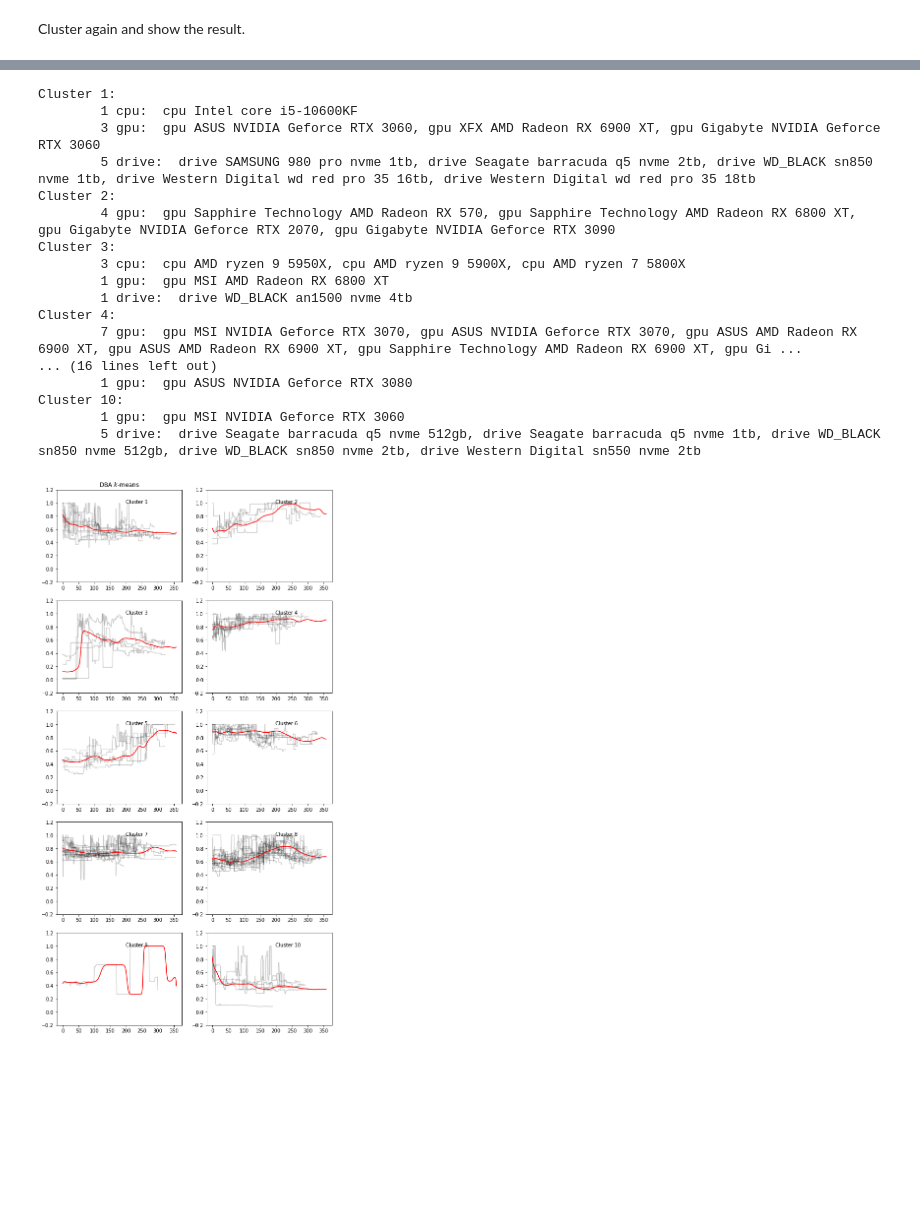
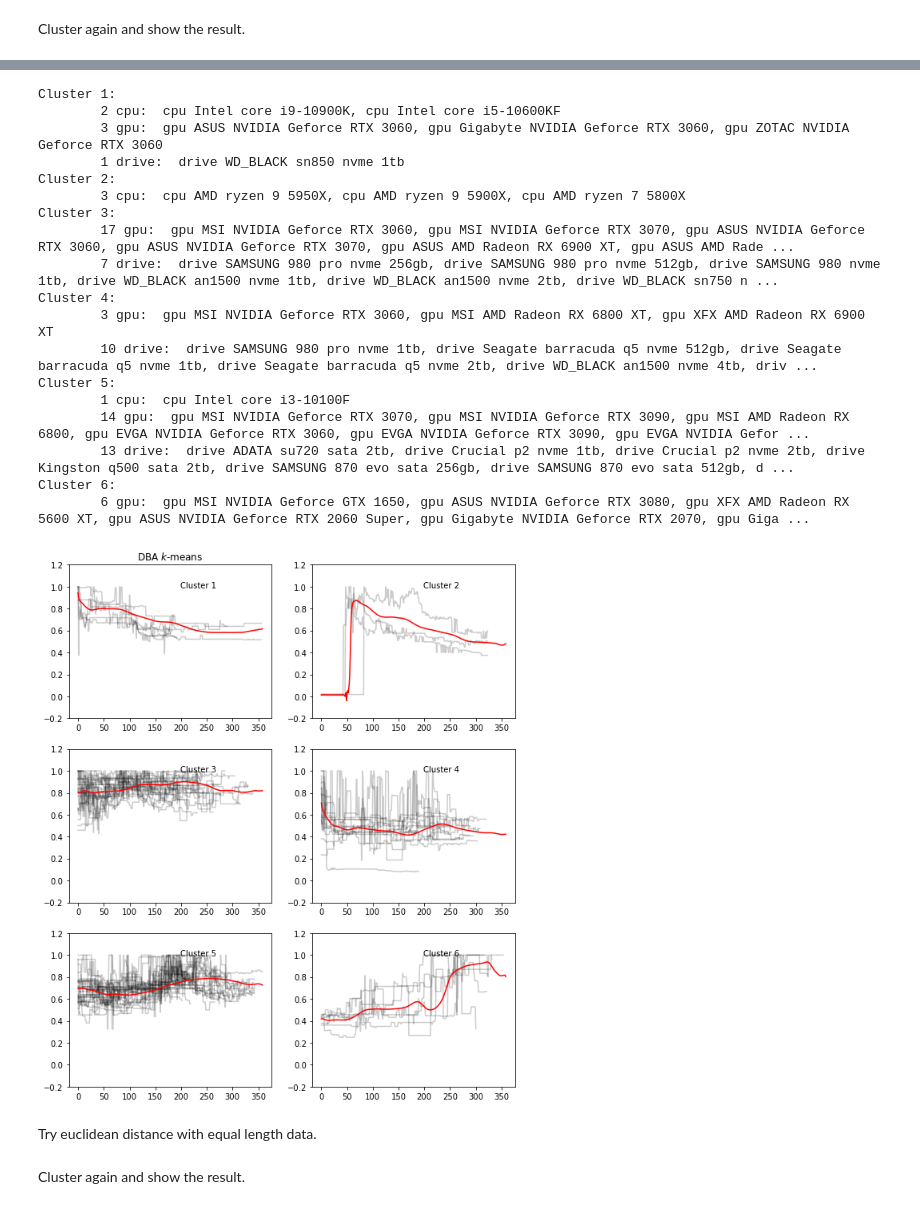
Before and after one commit to jingshenSN2/pc-hardware-ml-2021, a Jupyter notebook: cluster/amazon.ipynb, the cells around one changed output, grey strips where cells are left out. Drawn from its saved outputs; the diff is of its cells as text; code cells hidden in the pictures; blank space fills up the shorter version.

```diff
--- a/cluster/amazon.ipynb
+++ b/cluster/amazon.ipynb
@@ -51,7 +51,7 @@ import time
 
 t = time.time()
 from tslearn.clustering import TimeSeriesKMeans
-km = TimeSeriesKMeans(n_clusters=10, metric="dtw", random_state=501, max_iter=5, n_jobs=-1)
+km = TimeSeriesKMeans(n_clusters=8, metric="dtw", random_state=501, max_iter=5, n_jobs=-1)
 y_pred = km.fit_predict(X)
 print(f'Finish training, time elapsed: {time.time() - t:.2f}s.')
 # %% [output]
@@ -61,7 +61,7 @@ Write functions to plot by clusters and show the labels in each cluster.
 # %%
 from matplotlib import pyplot as plt
 
-def plot_kmeans(km_model, X_pred, y_pred, show_center=True):
+def plot_cluster(km_model, X_pred, y_pred, show_center=True):
     plt.figure(figsize=(10, 2 * km_model.n_clusters))
     for yi in range(km_model.n_clusters):
         plt.subplot(km_model.n_clusters // 2, 2, yi + 1)
@@ -159,7 +162,7 @@ X1 = TimeSeriesScalerZeroMax().fit_transform(new_ts1)
 Cluster again and show the result.
 # %%
 t = time.time()
-kms1 = TimeSeriesKMeans(n_clusters=10, metric='softdtw', random_state=501, max_iter=5, n_jobs=-1)
+kms1 = TimeSeriesKMeans(n_clusters=6, metric='softdtw', random_state=501, max_iter=10, n_jobs=-1)
 y_pred1 = kms1.fit_predict(X1)
 print(f'Finish training, time elapsed: {time.time() - t:.2f}s.')
 # %% [output]
@@ -167,22 +170,25 @@ Finish training, time elapsed: 56.39s.
 # %%
-plot_kmeans(kms1, X1, y_pred1)
+plot_cluster(kms1, X1, y_pred1)
 show_labels(kms1, y_pred1, labels1['label'])
 # %% [output]
 Cluster 1:
-        1 cpu:  cpu Intel core i5-10600KF
-        3 gpu:  gpu ASUS NVIDIA Geforce RTX 3060, gpu XFX AMD Radeon RX 6900 XT, gpu Gigabyte NVIDIA Geforce RTX 3060
-        5 drive:  drive SAMSUNG 980 pro nvme 1tb, drive Seagate barracuda q5 nvme 2tb, drive WD_BLACK sn850 nvme 1tb, drive Western Digital wd red pro 35 16tb, drive Western Digital wd red pro 35 18tb
+        2 cpu:  cpu Intel core i9-10900K, cpu Intel core i5-10600KF
+        3 gpu:  gpu ASUS NVIDIA Geforce RTX 3060, gpu Gigabyte NVIDIA Geforce RTX 3060, gpu ZOTAC NVIDIA Geforce RTX 3060
+        1 drive:  drive WD_BLACK sn850 nvme 1tb
 Cluster 2:
-        4 gpu:  gpu Sapphire Technology AMD Radeon RX 570, gpu Sapphire Technology AMD Radeon RX 6800 XT, gpu Gigabyte NVIDIA Geforce RTX 2070, gpu Gigabyte NVIDIA Geforce RTX 3090
+        3 cpu:  cpu AMD ryzen 9 5950X, cpu AMD ryzen 9 5900X, cpu AMD ryzen 7 5800X
 Cluster 3:
-        3 cpu:  cpu AMD ryzen 9 5950X, cpu AMD ryzen 9 5900X, cpu AMD ryzen 7 5800X
-        1 gpu:  gpu MSI AMD Radeon RX 6800 XT
-        1 drive:  drive WD_BLACK an1500 nvme 4tb
+        17 gpu:  gpu MSI NVIDIA Geforce RTX 3060, gpu MSI NVIDIA Geforce RTX 3070, gpu ASUS NVIDIA Geforce RTX 3060, gpu ASUS NVIDIA Geforce RTX 3070, gpu ASUS AMD Radeon RX 6900 XT, gpu ASUS AMD Rade ...
+        7 drive:  drive SAMSUNG 980 pro nvme 256gb, drive SAMSUNG 980 pro nvme 512gb, drive SAMSUNG 980 nvme 1tb, drive WD_BLACK an1500 nvme 1tb, drive WD_BLACK an1500 nvme 2tb, drive WD_BLACK sn750 n ...
 Cluster 4:
-        7 gpu:  gpu MSI NVIDIA Geforce RTX 3070, gpu ASUS NVIDIA Geforce RTX 3070, gpu ASUS AMD Radeon RX 6900 XT, gpu ASUS AMD Radeon RX 6900 XT, gpu Sapphire Technology AMD Radeon RX 6900 XT, gpu Gi ...
-... (16 lines left out)
-        1 gpu:  gpu ASUS NVIDIA Geforce RTX 3080
-Cluster 10:
-        1 gpu:  gpu MSI NVIDIA Geforce RTX 3060
-        5 drive:  drive Seagate barracuda q5 nvme 512gb, drive Seagate barracuda q5 nvme 1tb, drive WD_BLACK sn850 nvme 512gb, drive WD_BLACK sn850 nvme 2tb, drive Western Digital sn550 nvme 2tb
+        3 gpu:  gpu MSI NVIDIA Geforce RTX 3060, gpu MSI AMD Radeon RX 6800 XT, gpu XFX AMD Radeon RX 6900 XT
+        10 drive:  drive SAMSUNG 980 pro nvme 1tb, drive Seagate barracuda q5 nvme 512gb, drive Seagate barracuda q5 nvme 1tb, drive Seagate barracuda q5 nvme 2tb, drive WD_BLACK an1500 nvme 4tb, driv ...
+Cluster 5:
+        1 cpu:  cpu Intel core i3-10100F
+        14 gpu:  gpu MSI NVIDIA Geforce RTX 3070, gpu MSI NVIDIA Geforce RTX 3090, gpu MSI AMD Radeon RX 6800, gpu EVGA NVIDIA Geforce RTX 3060, gpu EVGA NVIDIA Geforce RTX 3090, gpu EVGA NVIDIA Gefor ...
+        13 drive:  drive ADATA su720 sata 2tb, drive Crucial p2 nvme 1tb, drive Crucial p2 nvme 2tb, drive Kingston q500 sata 2tb, drive SAMSUNG 870 evo sata 256gb, drive SAMSUNG 870 evo sata 512gb, d ...
+Cluster 6:
+        6 gpu:  gpu MSI NVIDIA Geforce GTX 1650, gpu ASUS NVIDIA Geforce RTX 3080, gpu XFX AMD Radeon RX 5600 XT, gpu ASUS NVIDIA Geforce RTX 2060 Super, gpu Gigabyte NVIDIA Geforce RTX 2070, gpu Giga ...
-[figure, old version]
+[figure, new version]
+# %% [markdown]
+Try euclidean distance with equal length data.
@@ -188,0 +199,2 @@ Cluster 10:
+# %% [markdown]
+Cluster again and show the result.
```
Also changed, not shown: parts of 15 cells of this notebook.
